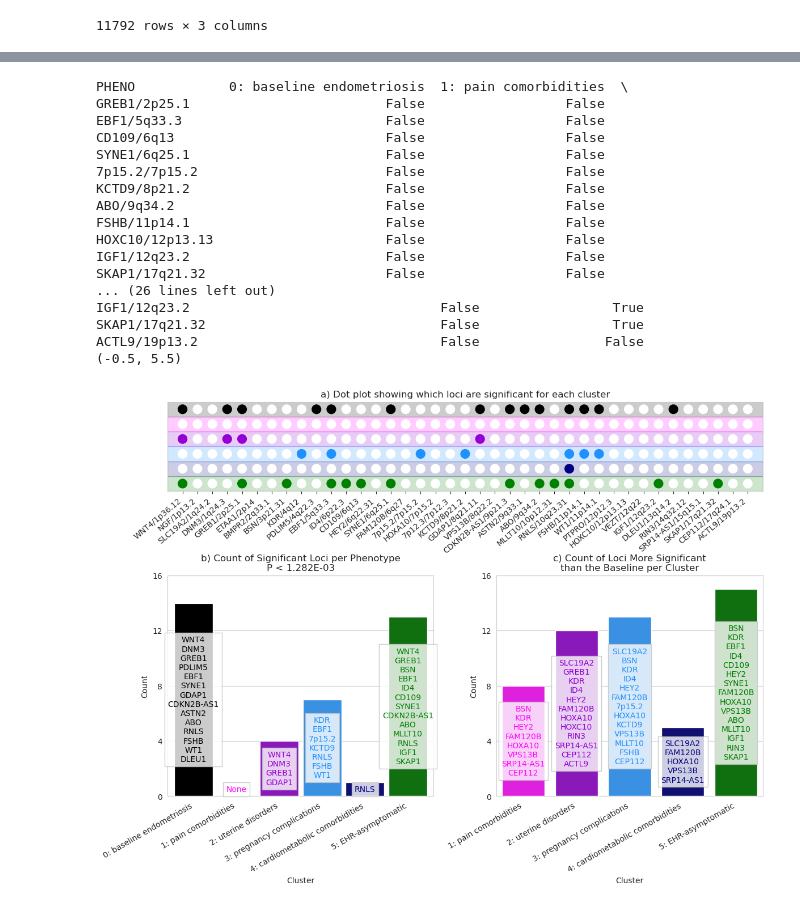
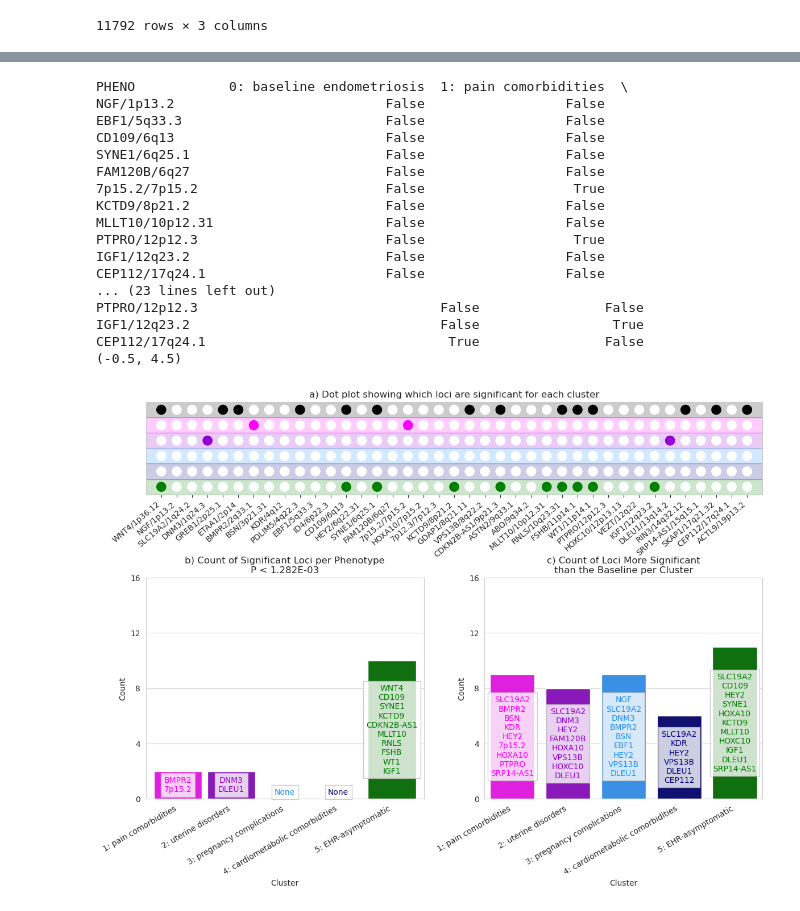
Before and after one commit to Setia-Verma-Lab/endometriosis_subtyping, a Jupyter notebook: Cluster_Heterogeneity/Test_Cluster_Heterogeneity.ipynb, the cells around one changed output, grey strips where cells are left out. Cells and saved outputs as stored; diff of their text form; code cells hidden in the pictures.

```diff
--- a/Cluster_Heterogeneity/Test_Cluster_Heterogeneity.ipynb
+++ b/Cluster_Heterogeneity/Test_Cluster_Heterogeneity.ipynb
@@ -120,6 +219,10 @@ for p in phenos:
     temp = pd.read_table(f, sep='\s+', nrows=None, index_col=['CHR', 'BP'])
     temp['RSID'] = snp_annot.reindex(temp.index)['RSID'].values
     temp['PHENO'] = p
+    temp = temp.reset_index().set_index('SNP')
+    var = pd.read_csv(f'Meta_Output/{p}.{meta_group}.variant_info', index_col='ID')
+    temp = pd.concat([temp, var], axis=1)
+    temp.index.name = 'SNP'
     temp = temp.reset_index()
     dfs.append(temp)
 
@@ -137,7 +240,7 @@ def get_chr_pos_signal(x):
         return keep_index[0]
 
 df['Signal_RSID'] = df[['CHR', 'POS']].apply(lambda x: get_chr_pos_signal(x), axis=1)
-df = df.dropna(subset=['Signal_RSID'])
+df = df.dropna(subset=['Signal_RSID', 'P'])
 
 if meta_group in ['EUR', 'AFR']:
     p_col, or_col = 'P', 'OR'
@@ -161,5 +264,18 @@ df['CI_U'] = df['BETA'] + (1.96 * df['SE'])
 df['CI_OR_L'] = np.exp(df['CI_L'])
 df['CI_OR_U'] = np.exp(df['CI_U'])
 
+df['MAF'] = df['Meta_AF'].apply(lambda x: min([x, 1-x]))
+df['Var_Exp'] = (2 * df['MAF'] * (1 - df['MAF']) * (df['BETA'] ** 2)).astype(float)
+df['Sigma'] = np.sqrt(1 - df['Var_Exp'])
+
+df['KNOWN_BETA'] = np.log(rahmioglu.loc[df['Signal_RSID'], 'Overall_OR']).values
+df['PWR_SE'] = df['Sigma'] / np.sqrt(df['Neff_meta'] * 2 * df['MAF'] * (1-df['MAF']))
+
+df['Z'] = (df['KNOWN_BETA'] / df['PWR_SE']).astype(float)
+df['CHI2'] = df['Z'] ** 2
+
+q_thresh = float(ncx2.ppf(1 - 5E-8, df=1, nc=0))
+df['Power'] = 1 - ncx2.cdf(q_thresh, df=1, nc=df['CHI2'].values)
+
 df
 # %% [output]
@@ -839,5 +1320,5 @@ plt.show()
 # %%
-plot_df = df.copy()
+plot_df = pd.concat([df_nc, df[df['PHENO'] == 'endometriosis']])
 
 p_thresh = sig_line
 # p_thresh = 0.05
@@ -914,7 +1395,7 @@ ax.set_yticks(np.arange(0, 17, 4))
 ax.set_xlabel('Cluster')
 
 
-plot_df = df.copy()
+plot_df = df_nc.copy()
 
 p_thresh = sig_line
 # p_thresh = 0.05
@@ -948,7 +1429,7 @@ for pheno, subDF in plot_df.groupby('PHENO'):
     sig_signals = [s.split('/')[0] for s in sig_signals]
     # t = ax.text(pheno_num[pheno], count1+0.3, '\n'.join(sig_signals) if len(sig_signals) > 0 else 'None', color=colors2[pheno_num[pheno]], ha='center', va='bottom')
     # t.set_bbox(dict(facecolor='w', alpha=0.6, edgecolor='silver'))
-    t = ax.text(pheno_num[pheno], max(0.5, count1 / 2), '\n'.join(sig_signals) if len(sig_signals) > 0 else 'None', color=colors2[pheno_num[pheno]], ha='center', va='center')
+    t = ax.text(pheno_num[pheno]-1, max(0.5, count1 / 2), '\n'.join(sig_signals) if len(sig_signals) > 0 else 'None', color=colors2[pheno_num[pheno]], ha='center', va='center')
     t.set_bbox(dict(facecolor='w', alpha=0.8, edgecolor='silver'))
 
 sig_counts.index.name = 'PHENO_NUM'
@@ -963,7 +1444,7 @@ sns.barplot(data=sig_counts, x='PHENO_NUM', y='0.05',
 
 sns.barplot(data=sig_counts, x='PHENO_NUM', y='BF-Corrected',
             hue='PHENO_NUM', dodge=False,
-            palette=colors2, alpha=1,
+            palette=colors, alpha=1,
             ax=ax, legend=False, width=0.9)
 
 ax.set_ylim(0, 16)
@@ -971,10 +1452,10 @@ ax.set_ylim(0, 16)
 ax.set_title(f'b) Count of Significant Loci per Phenotype\nP < {p_thresh:.3E}')
 ax.set_ylabel('Count')
 print(ax.get_xlim())
-ax.set_xlim(-0.6, 5.6)
+ax.set_xlim(-0.6, 4.6)
 
-ax.set_xticks(np.arange(len(pheno_num)))
-ax.set_xticklabels(pheno_num.keys(), rotation=30, ha='right')
+ax.set_xticks(np.arange(len(pheno_num)-1))
+ax.set_xticklabels([k for k in pheno_num.keys() if '0' not in k], rotation=30, ha='right')
 ax.set_xlabel('Cluster')
 
 ax.set_yticks(np.arange(0, 17, 4))
@@ -995,42 +1476,42 @@ for pheno, i in pheno_num.items():
         use_color = 'w' if p_val_pivot.loc[signal, pheno] > sig_line else colors2[i]
         new_circle = Circle(xy=(39-j, (5-i)+0.5), radius=0.3, color=use_color)
         upset_ax.add_patch(new_circle)
 
 
 upset_ax.set_ylim(0, 6)
 upset_ax.set_xlim(0, len(signal_num)+1)
 upset_ax.set_aspect('equal')
 upset_ax.grid(False)
 
 # upset_ax.set_yticks(np.arange(0.5, 6, 1))
 # upset_ax.set_yticklabels(reversed(sorted(list(pheno_num.keys()))))
 upset_ax.set_yticks([])
 
 upset_ax.set_xticks(np.arange(1, 40, 1))
 upset_ax.set_xticklabels(signal_order, rotation=40, ha='right')
 upset_ax.tick_params(axis='both', which='major', left=True, bottom=True)
 
 upset_ax.set_title('a) Dot plot showing which loci are significant for each cluster')
 
 plt.tight_layout()
-plt.savefig(f'../Manuscript_Plots/figure_6_NEW_{meta_group}_multi_pane_upset_plus_bar.png', bbox_inches='tight')
+plt.savefig(f'../Manuscript_Plots/figure_6_NEW_NC_{meta_group}_multi_pane_upset_plus_bar.png', bbox_inches='tight')
 plt.show()
 # %% [output]
 PHENO            0: baseline endometriosis  1: pain comorbidities  \
-GREB1/2p25.1                         False                  False
+NGF/1p13.2                           False                  False
 EBF1/5q33.3                          False                  False
 CD109/6q13                           False                  False
 SYNE1/6q25.1                         False                  False
-7p15.2/7p15.2                        False                  False
+FAM120B/6q27                         False                  False
+7p15.2/7p15.2                        False                   True
 KCTD9/8p21.2                         False                  False
-ABO/9q34.2                           False                  False
-FSHB/11p14.1                         False                  False
-HOXC10/12p13.13                      False                  False
+MLLT10/10p12.31                      False                  False
+PTPRO/12p12.3                        False                   True
 IGF1/12q23.2                         False                  False
-SKAP1/17q21.32                       False                  False
-... (26 lines left out)
+CEP112/17q24.1                       False                  False
+... (23 lines left out)
+PTPRO/12p12.3                               False                False
 IGF1/12q23.2                                False                 True
-SKAP1/17q21.32                              False                 True
-ACTL9/19p13.2                               False                False
-(-0.5, 5.5)
+CEP112/17q24.1                               True                False
+(-0.5, 4.5)
-[figure, old version]
+[figure, new version]
```
Also changed, not shown: parts of 17 cells of this notebook, 36 other files.
